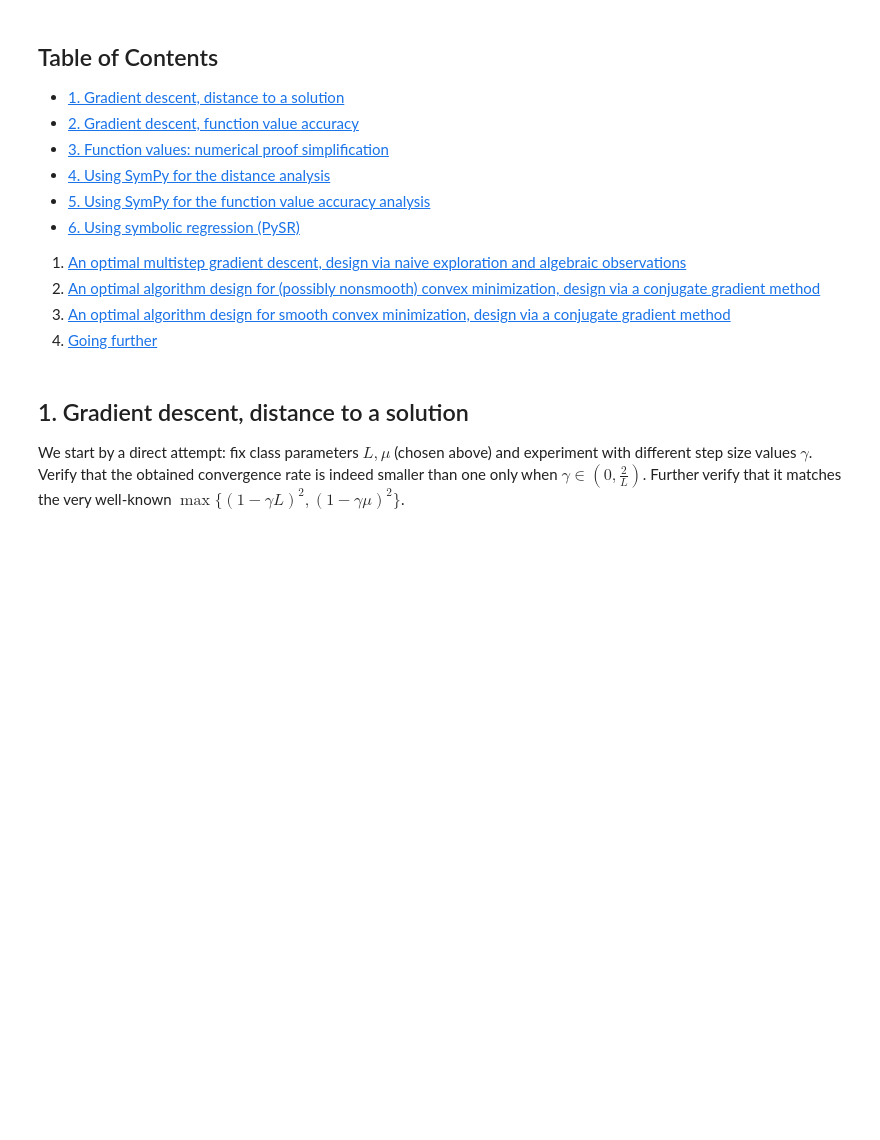
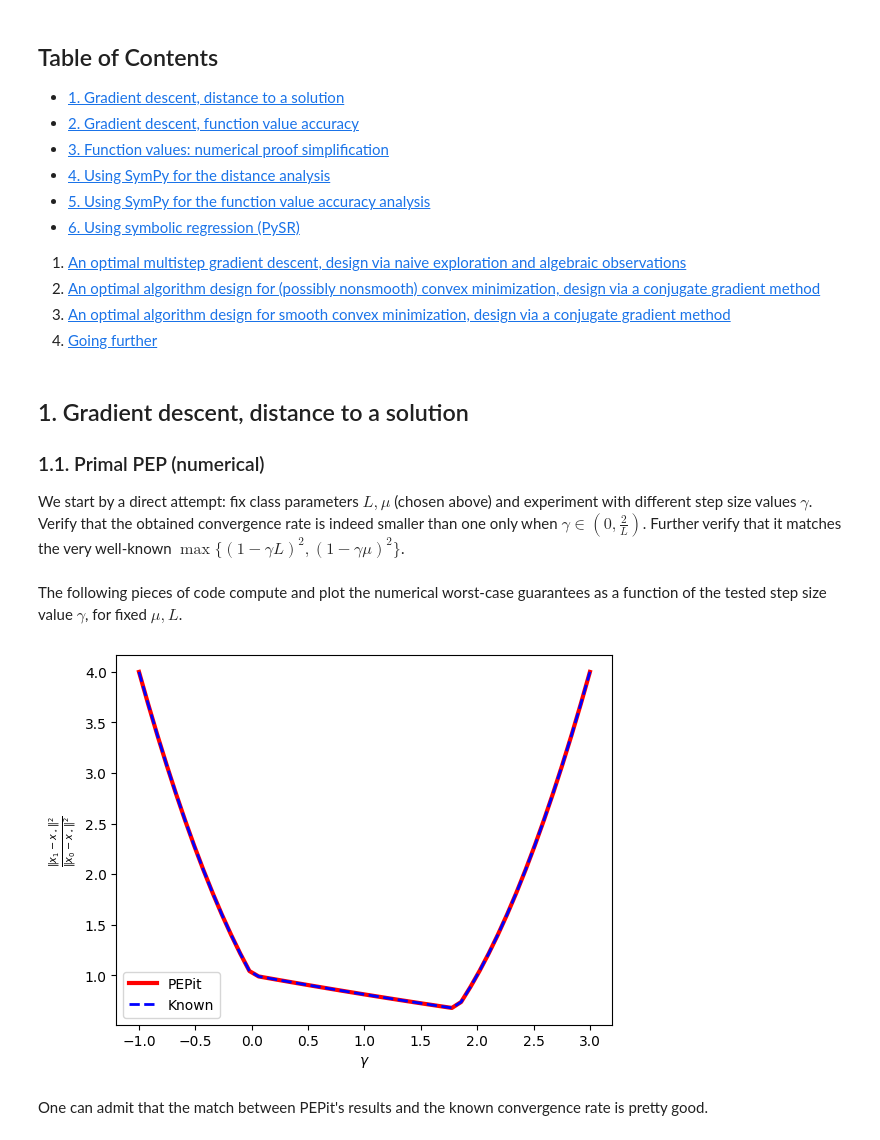
Before and after one commit to PerformanceEstimation/Tutorial-SIAM-OP26, a Jupyter notebook: Part 3 - Dual, proofs, and design/SIAM_MT_Part2.ipynb, the cells around one changed output. Drawn from its saved outputs; the diff is of its cells as text; code cells hidden in the pictures; blank space fills up the shorter version.

```diff
--- a/Part 3 - Dual, proofs, and design/SIAM_MT_Part2.ipynb
+++ b/Part 3 - Dual, proofs, and design/SIAM_MT_Part2.ipynb
@@ -56,4 +41,6 @@ L, mu = 1, .1
 # %% [markdown]
 ##  1. Gradient descent, distance to a solution <a class="anchor" id="example1"></a>
 
+### 1.1. Primal PEP (numerical)
+
 We start by a direct attempt: fix class parameters $L,\mu$ (chosen above) and experiment with different step size values $\gamma$. Verify that the obtained convergence rate is indeed smaller than one only when $\gamma\in\left(0,\frac{2}{L}\right)$. Further verify that it matches the very well-known $\max\{(1-\gamma L)^2,(1-\gamma\mu)^2\}$.
@@ -59,0 +76,31 @@ We start by a direct attempt: fix class parameters $L,\mu$ (chosen above) and ex
+# %% [markdown]
+The following pieces of code compute and plot the numerical worst-case guarantees as a function of the tested step size value $\gamma$, for fixed $\mu,L$.
+# %%
+known_worst_case_value_function = lambda gamma: max((1 - gamma * L)**2, (1 - gamma * mu)**2)
+# %%
+verbose = 0
+
+gamma_min, gamma_max = -1, 3
+nb_gammas = 50
+gamma_list = np.linspace(gamma_min,gamma_max,nb_gammas)
+
+pepit_worst_case_value = list()
+known_worst_case_value = list()
+
+for gamma in gamma_list:
+    pepit_tau, _ = wc_gradient_descent_distance(mu,L,gamma, verbose)
+    pepit_worst_case_value.append(pepit_tau)
+    known_worst_case_value.append(known_worst_case_value_function(gamma))
+# %%
+plt.plot(gamma_list, pepit_worst_case_value, color='red', linestyle='-', linewidth=3, label='PEPit')
+plt.plot(gamma_list, known_worst_case_value, color='blue', linestyle='--', linewidth=2, label='Known')
+
+plt.legend()
+plt.xlabel(r'$\gamma$')
+plt.ylabel(r'$\frac{\|x_1 - x_\star\|^2}{\|x_0 - x_\star\|^2}$')
+
+plt.show()
+# %% [output]
+[figure, added]
+# %% [markdown]
+One can admit that the match between PEPit's results and the known convergence rate is pretty good.
```
Also changed, not shown: parts of 38 cells of this notebook, 4 other files.
